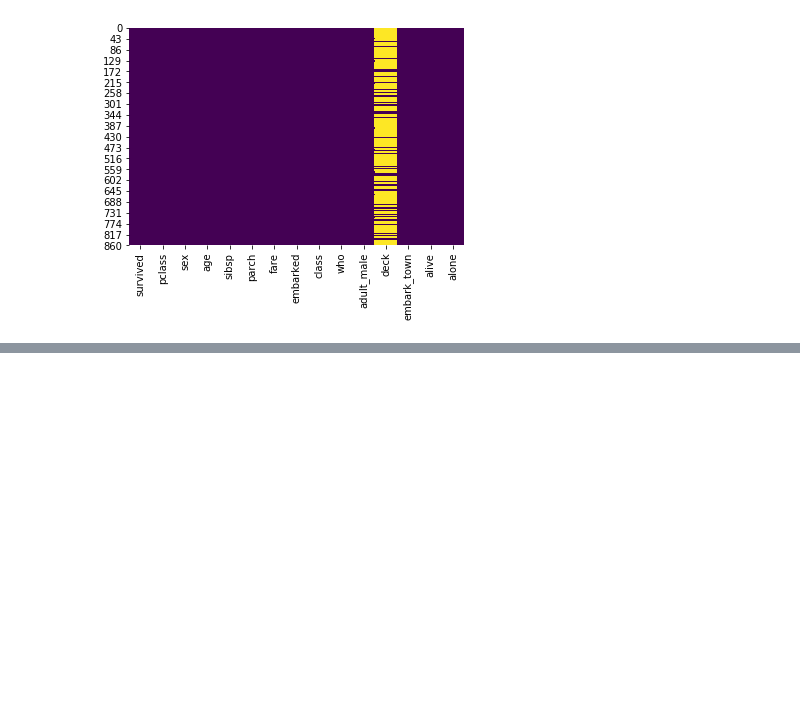
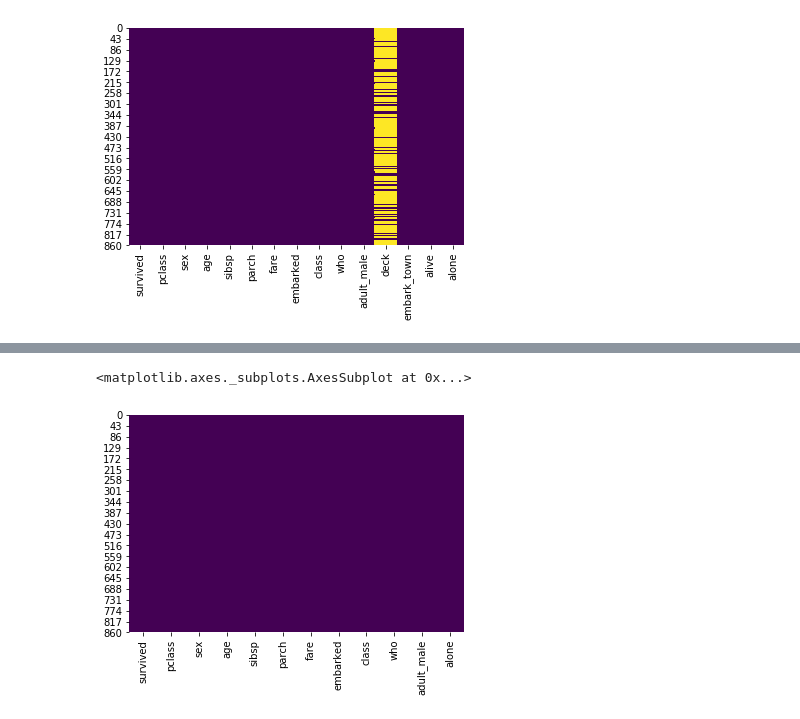
Before and after one commit to ElijahCoding/DataScience, a Jupyter notebook: AdvancedMachineLearning/LogisticRegression/Tutorial.ipynb, the cells around one changed output, grey strips where cells are left out. Cells and saved outputs as stored; diff of their text form; code cells hidden in the pictures; blank space fills up the shorter version.

Commit message:
drop nullable tables

```diff
--- a/AdvancedMachineLearning/LogisticRegression/Tutorial.ipynb
+++ b/AdvancedMachineLearning/LogisticRegression/Tutorial.ipynb
@@ -145,0 +166,4 @@ sns.heatmap(titanic.isnull(), cbar = False, cmap = 'viridis')
+# %%
+common_value = 'S'
+
+titanic['embarked'].fillna(common_value, inplace=True)
@@ -145,0 +179,7 @@ sns.heatmap(titanic.isnull(), cbar = False, cmap = 'viridis')
+# %%
+titanic.drop(labels=['deck', 'embark_town', 'alive'], inplace = True, axis = 1)
+# %%
+sns.heatmap(titanic.isnull(), cbar = False, cmap = 'viridis')
+# %% [output]
+<matplotlib.axes._subplots.AxesSubplot at 0x...>
+[figure, added]
```
Also changed, not shown: parts of 6 cells of this notebook.
